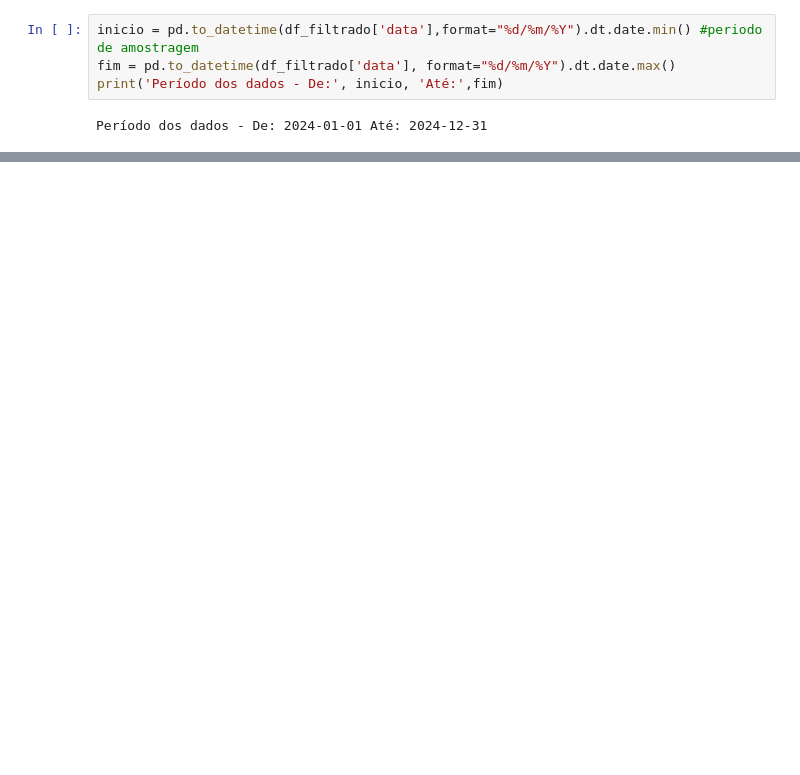
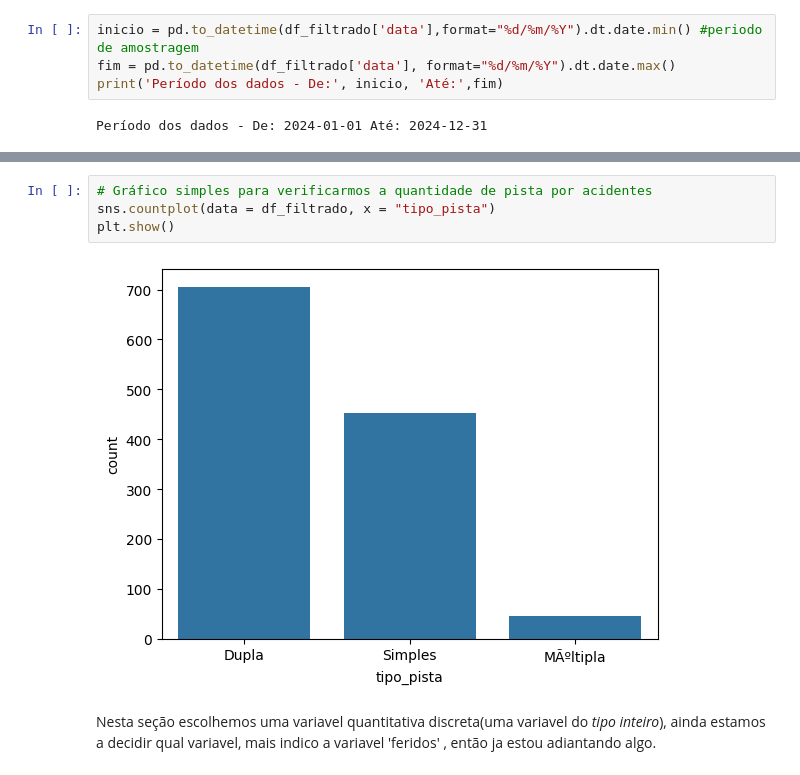
Before and after one commit to WesleyGeilson/Probabilidade-e-Estatistica, a Jupyter notebook: Analise de dados - Prob e estas/main.ipynb, the cells around one changed output, grey strips where cells are left out. Saved outputs shown, nothing was run; the diff lists cells and outputs as text; blank space fills up the shorter version.

Commit message:
remover funçoes , adicionar funçao de variavel discreta

```diff
--- a/Analise de dados - Prob e estas/main.ipynb
+++ b/Analise de dados - Prob e estas/main.ipynb
@@ -140,0 +144,9 @@ except Exception as e:
+# %%
+# Gráfico simples para verificarmos a quantidade de pista por acidentes
+sns.countplot(data = df_filtrado, x = "tipo_pista")
+plt.show()
+# %% [output]
+[figure, added]
+# %% [markdown]
+
+Nesta seção escolhemos uma variavel quantitativa discreta(uma variavel do *tipo inteiro*), ainda estamos a decidir qual variavel, mais indico a variavel 'feridos' , então ja estou adiantando algo.
```
Also changed, not shown: parts of 13 cells of this notebook.
